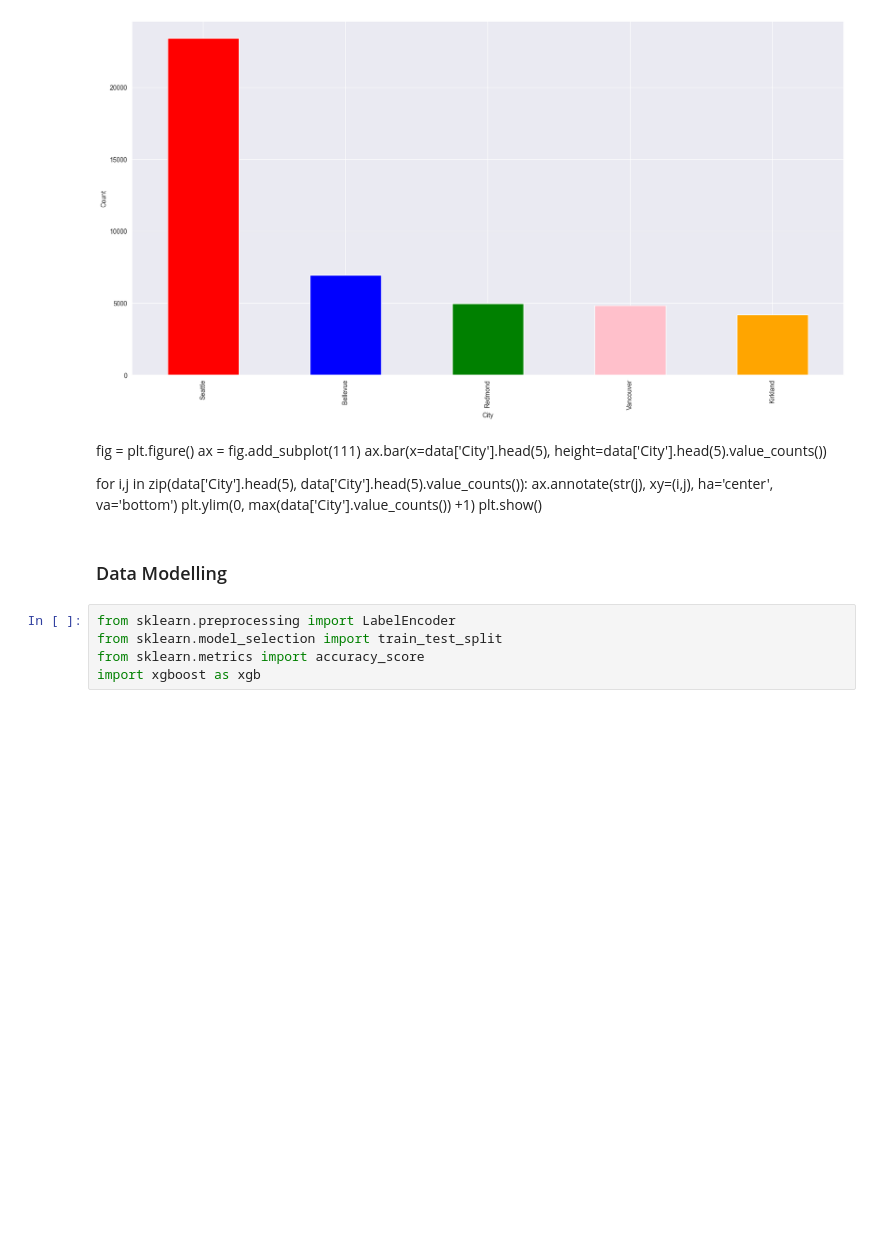
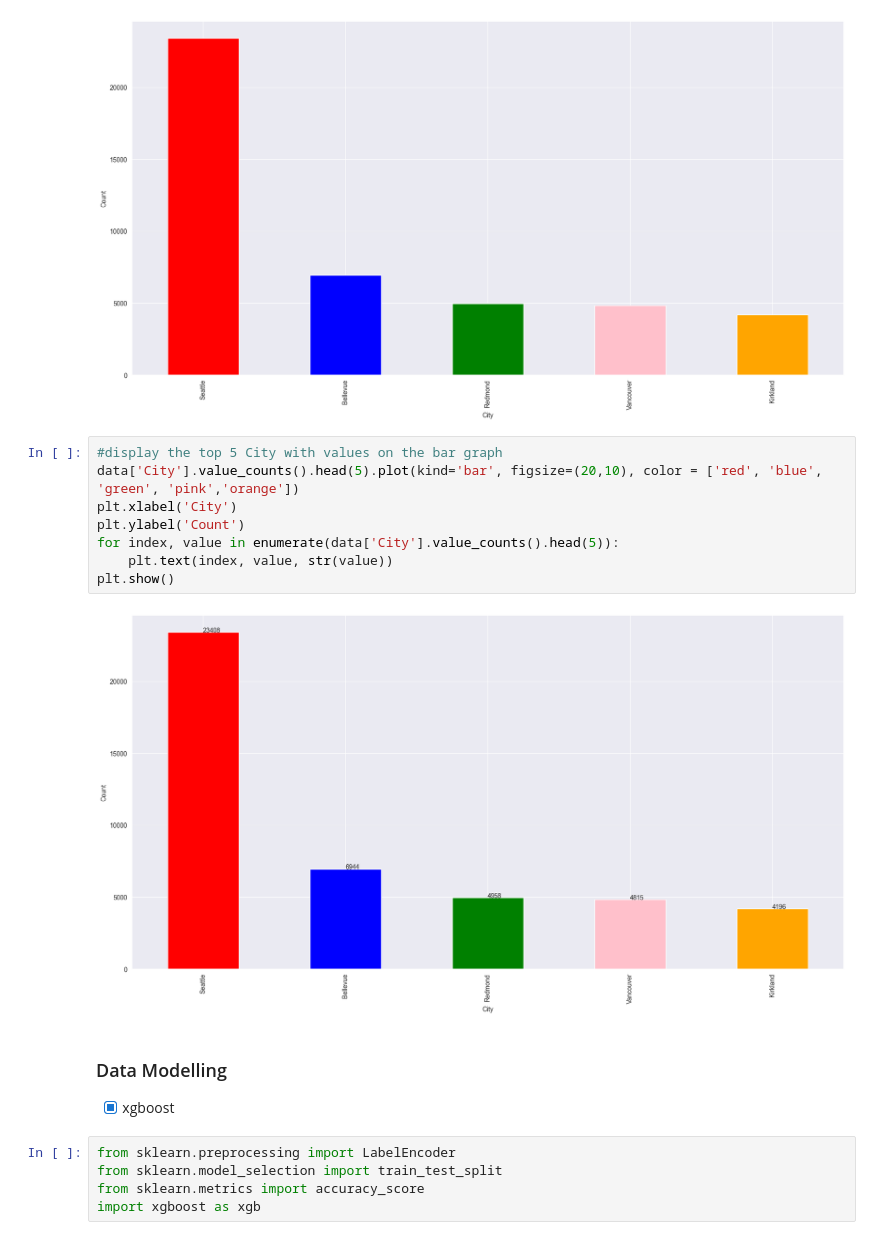
Before and after one commit to Mfundo-debug/electric_vehicle, a Jupyter notebook: EDA.ipynb, the cells around one changed output. Saved outputs shown, nothing was run; the diff lists cells and outputs as text; blank space fills up the shorter version.

Commit message:
issues with multiclass plot review

```diff
--- a/EDA.ipynb
+++ b/EDA.ipynb
@@ -287,17 +287,19 @@ plt.ylabel('Count')
 plt.show()
 # %% [output]
 [figure]
-# %% [markdown]
-fig = plt.figure()
-ax = fig.add_subplot(111)
-ax.bar(x=data['City'].head(5), height=data['City'].head(5).value_counts())
-
-for i,j in zip(data['City'].head(5), data['City'].head(5).value_counts()):
-    ax.annotate(str(j), xy=(i,j), ha='center', va='bottom')
-plt.ylim(0, max(data['City'].value_counts()) +1)
-plt.show()
+# %%
+#display the top 5 City with values on the bar graph
+data['City'].value_counts().head(5).plot(kind='bar', figsize=(20,10), color = ['red', 'blue', 'green', 'pink','orange'])
+plt.xlabel('City')
+plt.ylabel('Count')
+for index, value in enumerate(data['City'].value_counts().head(5)):
+    plt.text(index, value, str(value))
+plt.show()
+# %% [output]
+[figure, added]
 # %% [markdown]
 ### Data Modelling
+- [x] xgboost
 # %%
 from sklearn.preprocessing import LabelEncoder
 from sklearn.model_selection import train_test_split
```
Also changed, not shown: parts of 8 cells of this notebook.
